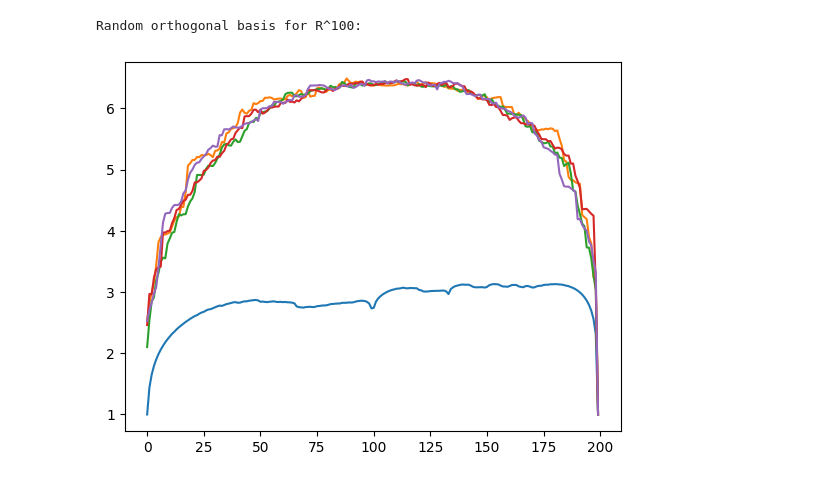
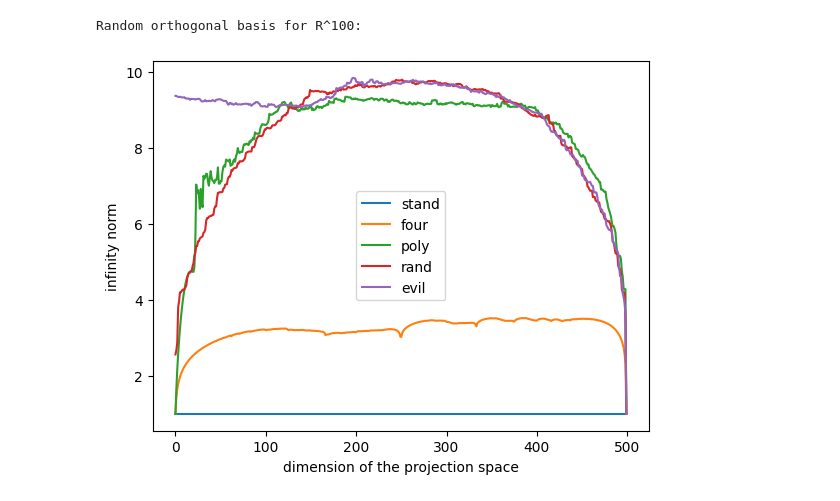
Before and after one commit to DavideZFC/FunctionalAnalysis, a Jupyter notebook: script.ipynb, the cells around one changed output. Drawn from its saved outputs; the diff is of its cells as text; code cells hidden in the pictures.

Commit message:
script for measuring the infinity norm of same bases

```diff
--- a/script.ipynb
+++ b/script.ipynb
@@ -66,19 +3,0 @@ def compute_matrix_one_norm(A):
-# %%
-d = 100
-k = 50
-itera = 5000
-best = 0
-
-best_list = []
-for _ in range(itera):
-
-    A = np.random.normal(size=(d,k))
-    Ainv = np.linalg.inv(np.dot(A.T,A))
-    Afull = np.dot(A,np.dot(Ainv,A.T))
-
-    # x = np.ones(d)
-    # best = max(best, norm(np.dot(Afull,x),'inf'))
-    best = max(best, compute_matrix_one_norm(Afull))
-    best_list.append(best)
-
-print(best)
@@ -157,17 +67,38 @@ def get_poly(k):
         mat[:,i] = x**i/(k**0.5)
     return mat
 # %%
-k = 200
-N = 5
+k = 500
 x = np.arange(k)
-basis = gram_schmidt(get_fourier(k))
-for _ in range(N):
+basis_stand = np.identity(k)
+basis_four = gram_schmidt(get_fourier(k))
+basis_poly = gram_schmidt(get_poly(k))
+basis_rand = random_orthogonal_basis(k)
+basis_evil = random_orthogonal_basis(k, attack=True)
+
+basis_list = [basis_stand, basis_four, basis_poly, basis_rand, basis_evil]
+labels = ['stand', 'four', 'poly', 'rand', 'evil']
+
+for i in range(len(basis_list)):
+
+    # choose the basis
+    basis = basis_list[i]
     mat = np.zeros((k,k))
-    li = np.zeros(k)
+
+    # infnorms collects the infinity norm of the matrices
+    infnorms = np.zeros(k)
+
     for d in range(k):
+
+        # we incrementally update the matrix adding more and more basis functions
         mat += np.dot(basis[:,d:d+1], basis[:,d:d+1].T)
-        li[d] = inf(mat)
-    basis = random_orthogonal_basis(k)
-    plt.plot(x, li)
+        infnorms[d] = inf(mat)
+
+    plt.plot(x, infnorms, label = labels[i])
+
+
+plt.legend()
+plt.xlabel('dimension of the projection space')
+plt.ylabel('infinity norm')
+plt.show()
 # %% [output]
-[figure, old version]
+[figure, new version]
```
Also changed, not shown: parts of 9 cells of this notebook.
